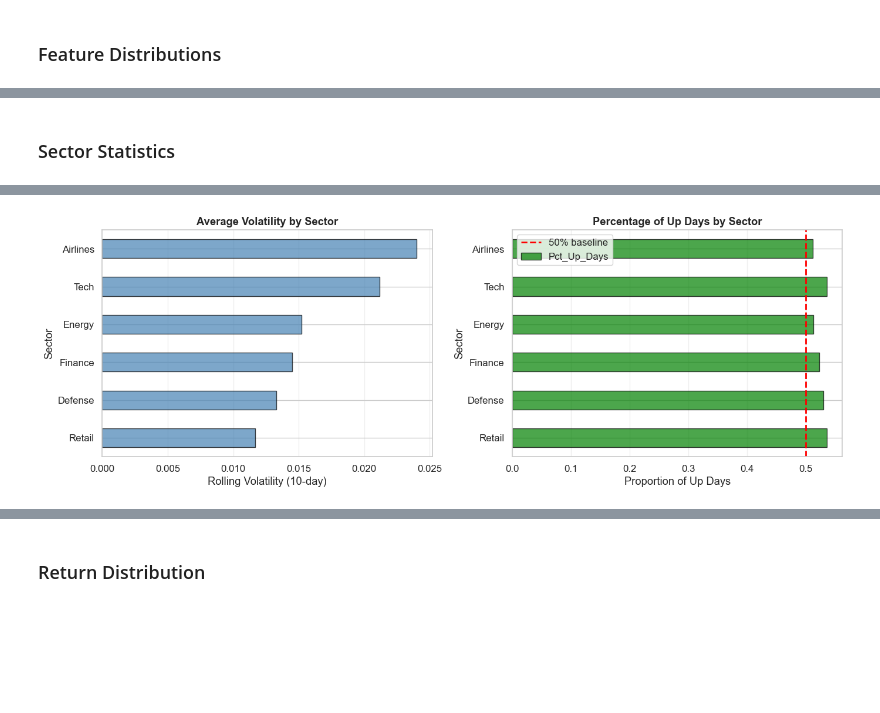
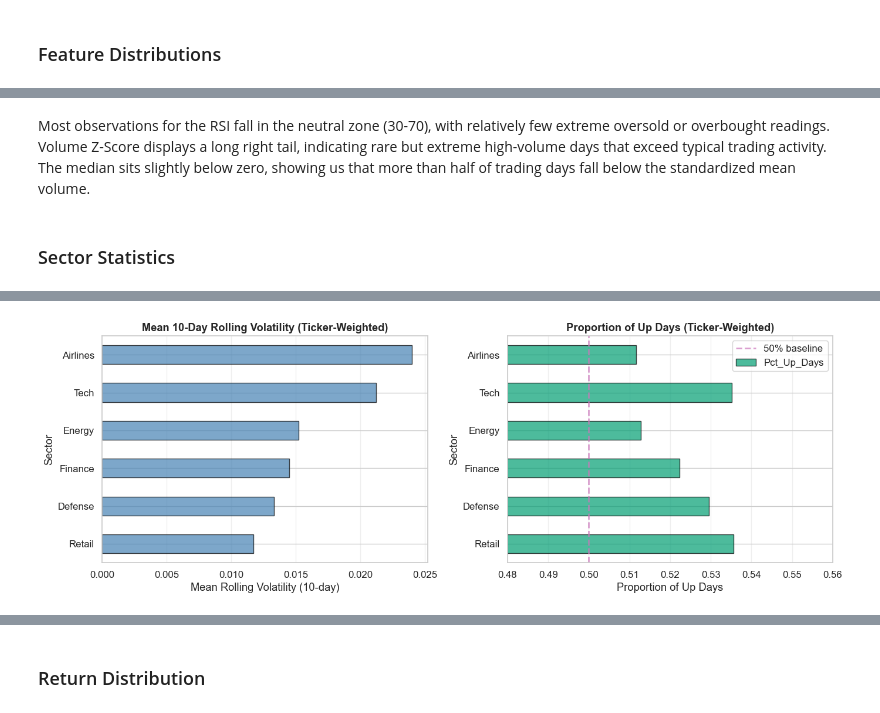
Before and after one commit to tisyasharma/stock-returns-volatility-predictor, a Jupyter notebook: EDA_Insights.ipynb, the cells around one changed output, grey strips where cells are left out. Saved outputs shown, nothing was run; the diff lists cells and outputs as text; code cells hidden in the pictures; blank space fills up the shorter version.

Commit message:
plot refinements

```diff
--- a/EDA_Insights.ipynb
+++ b/EDA_Insights.ipynb
@@ -36,0 +30,16 @@ df.head()
+# %%
+# Load both datasets
+df_full = pd.read_csv("data/merged_features_full.csv")
+df_full["Date"] = pd.to_datetime(df_full["Date"])
+
+df = pd.read_csv("data/merged_features_clean.csv")
+df["Date"] = pd.to_datetime(df["Date"])
+
+print("Full dataset (for price history):")
+print(f"Date range: {df_full['Date'].min().date()} to {df_full['Date'].max().date()}")
+print(f"Rows: {len(df_full):,}")
+print(f"\nClean dataset (for feature analysis and modeling):")
+print(f"Date range: {df['Date'].min().date()} to {df['Date'].max().date()}")
+print(f"Rows: {len(df):,}")
+
+df.head()
@@ -252,3 +256,5 @@ plt.show()
+# %% [markdown]
+Most observations for the RSI fall in the neutral zone (30-70), with relatively few extreme oversold or overbought readings. Volume Z-Score displays a long right tail, indicating rare but extreme high-volume days that exceed typical trading activity. The median sits slightly below zero, showing us that more than half of trading days fall below the standardized mean volume.
 # %% [markdown]
 ### Sector Statistics
 # %%
@@ -269,37 +275,53 @@ def get_sector(ticker):
     return 'Other'
 
 
+df = df.copy()
 df['Sector'] = df['Ticker'].apply(get_sector)
 
-sector_stats = df.groupby('Sector').agg({
+# Drop missing values in aggregation columns
+df = df.dropna(subset=['Return', 'RollingVol', 'Direction', 'VolSpike', 'Ticker', 'Sector'])
+
+# Two-stage aggregation: ticker-level then sector-level (ticker-weighted)
+ticker_stats = df.groupby(['Ticker', 'Sector']).agg({
     'Return': ['mean', 'std'],
     'RollingVol': 'mean',
     'Direction': 'mean',
     'VolSpike': 'mean'
+}).reset_index()
+
+ticker_stats.columns = ['Ticker', 'Sector', 'Avg_Return', 'Return_StdDev',
+                        'Avg_Volatility', 'Pct_Up_Days', 'Pct_VolSpikes']
+
+sector_stats = ticker_stats.groupby('Sector').agg({
+    'Avg_Return': 'mean',
+    'Return_StdDev': 'mean',
+    'Avg_Volatility': 'mean',
+    'Pct_Up_Days': 'mean',
+    'Pct_VolSpikes': 'mean'
 }).round(4)
 
-sector_stats.columns = ['Avg_Return', 'Return_StdDev', 'Avg_Volatility',
-                        'Pct_Up_Days', 'Pct_VolSpikes']
-print("\nSector-wise Statistical Summary\n")
+print("\nSector-wise Statistical Summary (ticker-weighted)\n")
 print(sector_stats)
 
 fig, (ax1, ax2) = plt.subplots(1, 2, figsize=(14, 5))
 
+# Left: Mean rolling volatility by sector
 sector_stats['Avg_Volatility'].sort_values().plot(
-    kind='barh', ax=ax1, color='steelblue', alpha=0.7, edgecolor='black')
-ax1.set_title('Average Volatility by Sector', fontweight='bold')
-ax1.set_xlabel('Rolling Volatility (10-day)')
+    kind='barh', ax=ax1, color='steelblue', alpha=0.7, edgecolor='black', label='Avg_Volatility')
+ax1.set_title('Mean 10-Day Rolling Volatility (Ticker-Weighted)', fontweight='bold')
+ax1.set_xlabel('Mean Rolling Volatility (10-day)')
 ax1.grid(True, alpha=0.3, axis='x')
 
-# Match sector ordering from left plot
+# Right: Proportion of up days by sector
 sector_order = sector_stats.sort_values('Avg_Volatility').index
 sector_stats.loc[sector_order, 'Pct_Up_Days'].plot(
-    kind='barh', ax=ax2, color='green', alpha=0.7, edgecolor='black')
-ax2.axvline(0.5, color='red', linestyle='--', linewidth=2,
+    kind='barh', ax=ax2, color='#029E73', alpha=0.7, edgecolor='black', label='Pct_Up_Days')
+ax2.axvline(0.5, color='#CC78BC', linestyle='--', linewidth=2, alpha=0.7,
             label='50% baseline')
-ax2.set_title('Percentage of Up Days by Sector', fontweight='bold')
+ax2.set_title('Proportion of Up Days (Ticker-Weighted)', fontweight='bold')
 ax2.set_xlabel('Proportion of Up Days')
-ax2.legend(frameon=True)
+ax2.set_xlim(0.48, 0.56)
+ax2.legend(frameon=True, loc='upper right')
 ax2.grid(True, alpha=0.3, axis='x')
 
 plt.tight_layout()
@@ -327 +349 @@ Tech             0.2577
-[figure, old version]
+[figure, new version]
```
Also changed, not shown: parts of 24 cells of this notebook, 3 other files.
